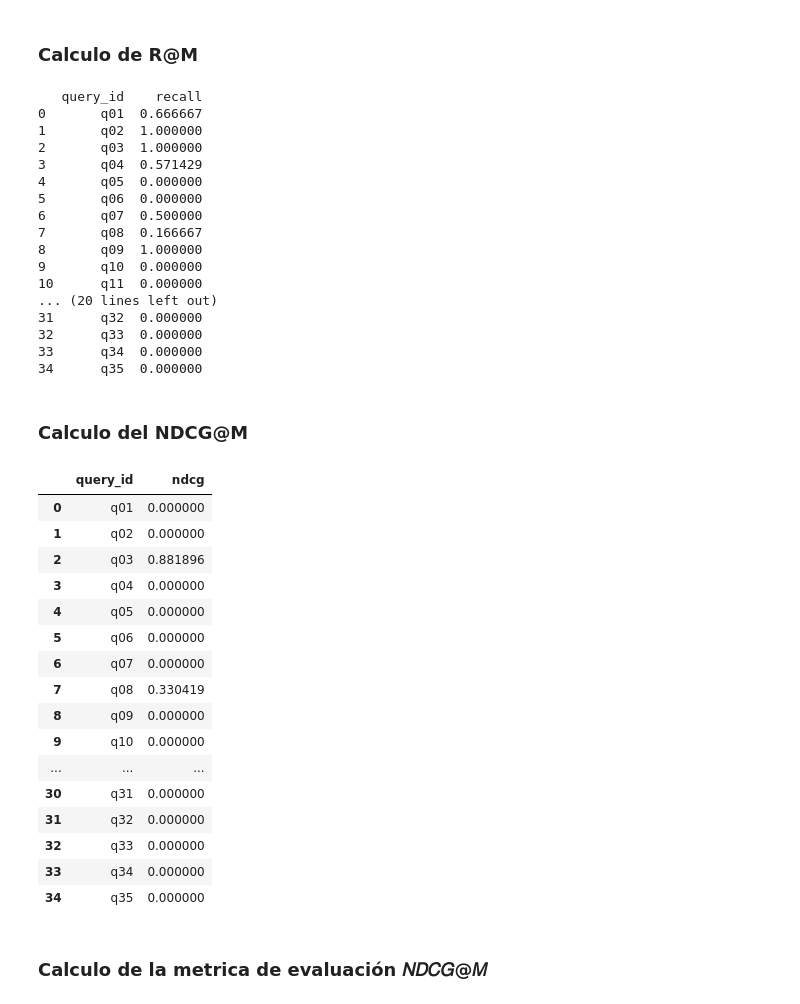
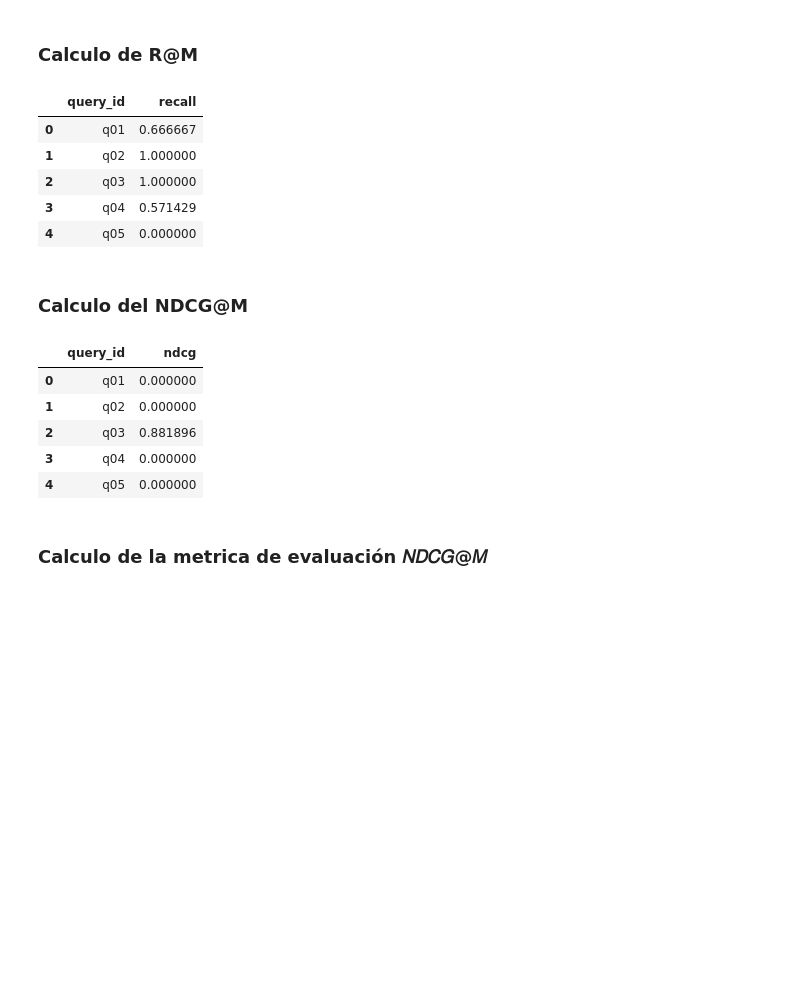
Before and after one commit to Juanes1516/NLP_TaskOne, a Jupyter notebook: task1/punto4.ipynb, the cells around one changed output. Drawn from its saved outputs; the diff is of its cells as text; code cells hidden in the pictures; blank space fills up the shorter version.

```diff
--- a/task1/punto4.ipynb
+++ b/task1/punto4.ipynb
@@ -370,25 +360,14 @@ def calcular_recall_p_m(resultados_df, ground_truth_df):
 # Suponiendo que resultados_df y ground_truth_df ya están definidos
 recall_resultados = calcular_recall_p_m(resultados_df, ground_truth_df)
 recallDF = pd.DataFrame(list(recall_resultados.items()), columns=['query_id', 'recall'])
-print(recallDF)
+recallDF.head()
 # %% [output]
-   query_id    recall
-0       q01  0.666667
-1       q02  1.000000
-2       q03  1.000000
-3       q04  0.571429
-4       q05  0.000000
-5       q06  0.000000
-6       q07  0.500000
-7       q08  0.166667
-8       q09  1.000000
-9       q10  0.000000
-10      q11  0.000000
-... (20 lines left out)
-31      q32  0.000000
-32      q33  0.000000
-33      q34  0.000000
-34      q35  0.000000
+|  | query_id | recall |
+| 0 | q01 | 0.666667 |
+| 1 | q02 | 1.000000 |
+| 2 | q03 | 1.000000 |
+| 3 | q04 | 0.571429 |
+| 4 | q05 | 0.000000 |
 # %% [markdown]
 ### Calculo del NDCG@M
 # %%
@@ -407,45 +386,34 @@ def calcular_ndcg_p_m(resultados_df, ground_truth_df):
     ground_truth_df['relevancias'] = ground_truth_df['doc_id_relevance'].apply(lambda x: [int(doc.split(':')[1]) for doc in x.split(',')])
     for _, row in resultados_df.iterrows():
         query_id = row['query_id']
         doc_retrieved = row['doc_ids']
         ground_truth_row = ground_truth_df[ground_truth_df['query_id'] == query_id]
         if ground_truth_row.empty:
             ndcg_por_query[query_id] = 0.0
             continue
         relevancia_docs = ground_truth_row['doc_ids'].values[0]
         relevancias_reales = ground_truth_row['relevancias'].values[0]
 
         M = len(relevancia_docs)
         relevancias_obtenidas = [relevancias_reales[relevancia_docs.index(doc)] if doc in relevancia_docs else 0 for doc in doc_retrieved[:M]]
         dcg = calcular_dcg(relevancias_obtenidas, M)
         relevancias_ideales = sorted(relevancias_reales, reverse=True)
         idcg = calcular_dcg(relevancias_ideales, M)
         ndcg_p_m = dcg / idcg if idcg > 0 else 0.0
         ndcg_por_query[query_id] = ndcg_p_m
 
     return ndcg_por_query
 
 ndcg_resultados = calcular_ndcg_p_m(resultados_df, ground_truth_df)
 ndcgDF = pd.DataFrame(list(ndcg_resultados.items()), columns=['query_id', 'ndcg'])
-ndcgDF
+ndcgDF.head()
 # %% [output]
 |  | query_id | ndcg |
 | 0 | q01 | 0.000000 |
 | 1 | q02 | 0.000000 |
 | 2 | q03 | 0.881896 |
 | 3 | q04 | 0.000000 |
 | 4 | q05 | 0.000000 |
-| 5 | q06 | 0.000000 |
-| 6 | q07 | 0.000000 |
-| 7 | q08 | 0.330419 |
-| 8 | q09 | 0.000000 |
-| 9 | q10 | 0.000000 |
-| ... | ... | ... |
-| 30 | q31 | 0.000000 |
-| 31 | q32 | 0.000000 |
-| 32 | q33 | 0.000000 |
-| 33 | q34 | 0.000000 |
-| 34 | q35 | 0.000000 |
 # %% [markdown]
 ### Calculo de la metrica de evaluación 𝑁𝐷𝐶𝐺@𝑀
 # %%
```
Also changed, not shown: parts of 6 cells of this notebook, 2 other files.
